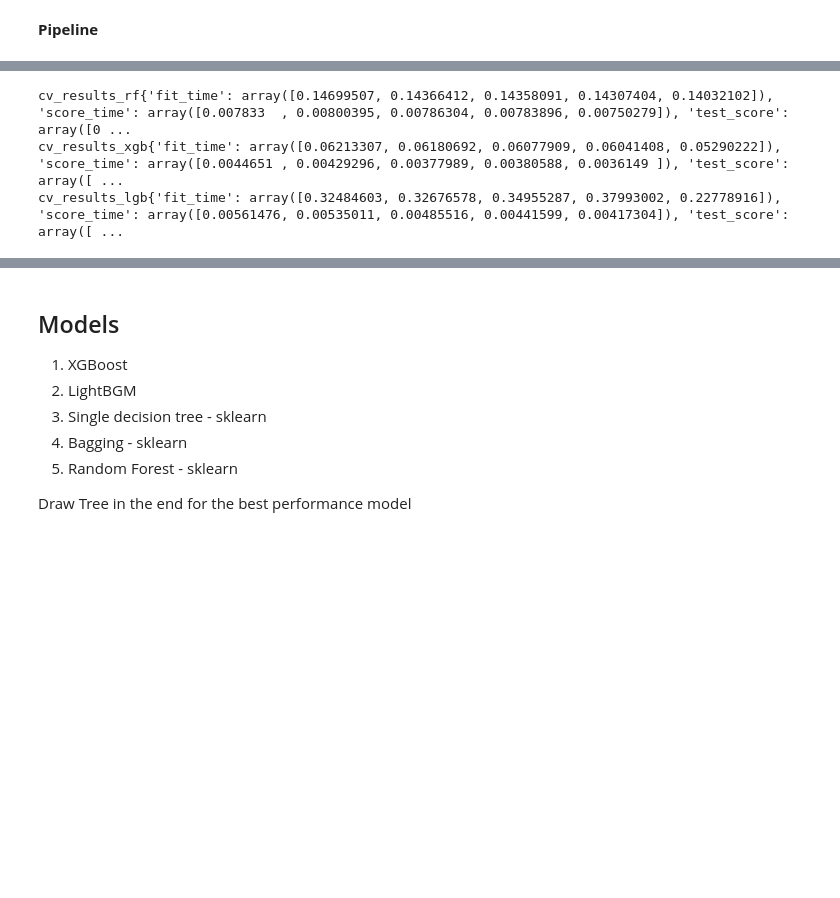
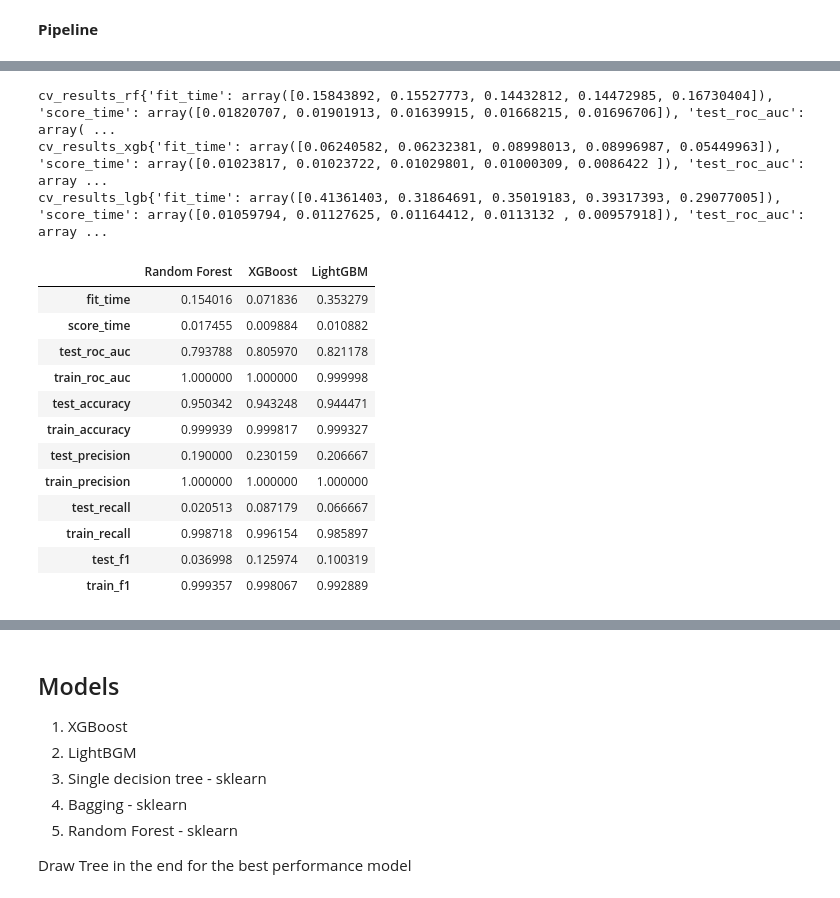
Before and after one commit to CelineChiLamNg/healthcare-stroke-prediction, a Jupyter notebook: stroke_prediction.ipynb, the cells around one changed output, grey strips where cells are left out. Cells and saved outputs as stored; diff of their text form; code cells hidden in the pictures; blank space fills up the shorter version.

```diff
--- a/stroke_prediction.ipynb
+++ b/stroke_prediction.ipynb
@@ -736,16 +738,19 @@ pipeline_lgb = Pipeline(steps=[
 # %%
 cv_results_rf = cross_validate(
-    pipeline_rf, X_train_val, y_train_val, cv=skf, scoring='roc_auc',
+    pipeline_rf, X_train_val, y_train_val, cv=skf,
+    scoring=['roc_auc', 'accuracy', 'precision', 'recall', 'f1'],
     return_train_score=True, n_jobs=2
 )
 
 cv_results_xgb = cross_validate(
-    pipeline_xgb, X_train_val, y_train_val, cv=skf, scoring='roc_auc',
+    pipeline_xgb, X_train_val, y_train_val, cv=skf,
+    scoring=['roc_auc', 'accuracy', 'precision', 'recall', 'f1'],
     return_train_score=True, n_jobs=2
 )
 
 cv_results_lgb = cross_validate(
-    pipeline_lgb, X_train_val, y_train_val, cv=skf, scoring='roc_auc',
+    pipeline_lgb, X_train_val, y_train_val, cv=skf,
+    scoring=['roc_auc', 'accuracy', 'precision', 'recall', 'f1'],
     return_train_score=True, n_jobs=2
 )
 
@@ -753,6 +758,27 @@ print(f"cv_results_rf{cv_results_rf}")
 print(f"cv_results_xgb{cv_results_xgb}")
 print(f"cv_results_lgb{cv_results_lgb}")
 # %% [output]
-cv_results_rf{'fit_time': array([0.14699507, 0.14366412, 0.14358091, 0.14307404, 0.14032102]), 'score_time': array([0.007833  , 0.00800395, 0.00786304, 0.00783896, 0.00750279]), 'test_score': array([0 ...
-cv_results_xgb{'fit_time': array([0.06213307, 0.06180692, 0.06077909, 0.06041408, 0.05290222]), 'score_time': array([0.0044651 , 0.00429296, 0.00377989, 0.00380588, 0.0036149 ]), 'test_score': array([ ...
-cv_results_lgb{'fit_time': array([0.32484603, 0.32676578, 0.34955287, 0.37993002, 0.22778916]), 'score_time': array([0.00561476, 0.00535011, 0.00485516, 0.00441599, 0.00417304]), 'test_score': array([ ...
+cv_results_rf{'fit_time': array([0.15843892, 0.15527773, 0.14432812, 0.14472985, 0.16730404]), 'score_time': array([0.01820707, 0.01901913, 0.01639915, 0.01668215, 0.01696706]), 'test_roc_auc': array( ...
+cv_results_xgb{'fit_time': array([0.06240582, 0.06232381, 0.08998013, 0.08996987, 0.05449963]), 'score_time': array([0.01023817, 0.01023722, 0.01029801, 0.01000309, 0.0086422 ]), 'test_roc_auc': array ...
+cv_results_lgb{'fit_time': array([0.41361403, 0.31864691, 0.35019183, 0.39317393, 0.29077005]), 'score_time': array([0.01059794, 0.01127625, 0.01164412, 0.0113132 , 0.00957918]), 'test_roc_auc': array ...
+# %%
+df_rf = pd.DataFrame(cv_results_rf).mean().to_frame('Random Forest')
+df_xgb = pd.DataFrame(cv_results_xgb).mean().to_frame('XGBoost')
+df_lgb = pd.DataFrame(cv_results_lgb).mean().to_frame('LightGBM')
+
+results_df = pd.concat([df_rf, df_xgb, df_lgb], axis=1)
+results_df
+# %% [output]
+|  | Random Forest | XGBoost | LightGBM |
+| fit_time | 0.154016 | 0.071836 | 0.353279 |
+| score_time | 0.017455 | 0.009884 | 0.010882 |
+| test_roc_auc | 0.793788 | 0.805970 | 0.821178 |
+| train_roc_auc | 1.000000 | 1.000000 | 0.999998 |
+| test_accuracy | 0.950342 | 0.943248 | 0.944471 |
+| train_accuracy | 0.999939 | 0.999817 | 0.999327 |
+| test_precision | 0.190000 | 0.230159 | 0.206667 |
+| train_precision | 1.000000 | 1.000000 | 1.000000 |
+| test_recall | 0.020513 | 0.087179 | 0.066667 |
+| train_recall | 0.998718 | 0.996154 | 0.985897 |
+| test_f1 | 0.036998 | 0.125974 | 0.100319 |
+| train_f1 | 0.999357 | 0.998067 | 0.992889 |
```
Also changed, not shown: parts of 22 cells of this notebook, 1 other file.
